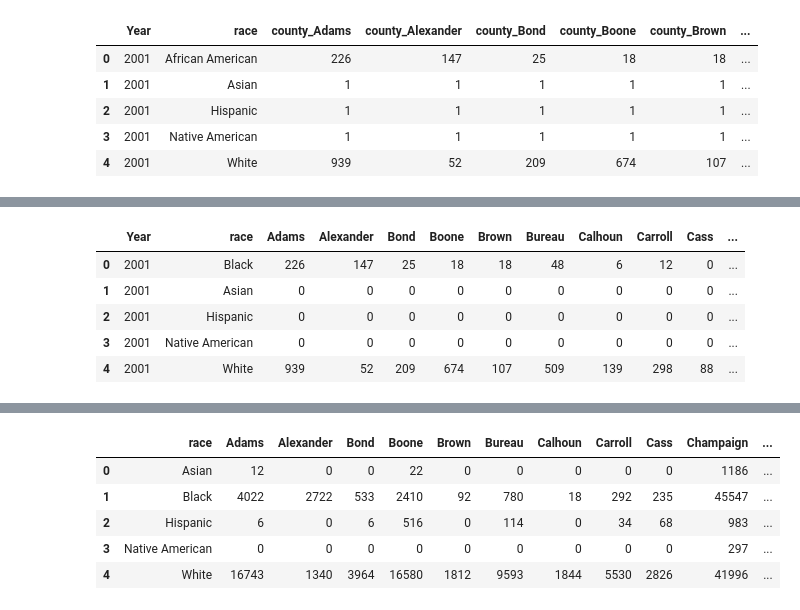
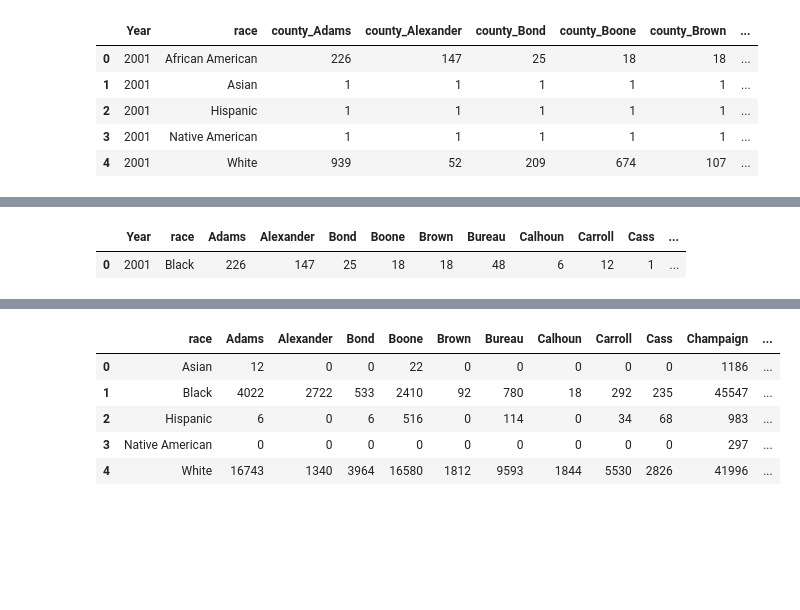
Before and after one commit to courtneyrgreen/dsan5000_final_project, a Jupyter notebook: technical-details/data-cleaning/main.ipynb, the cells around one changed output, grey strips where cells are left out. Saved outputs shown, nothing was run; the diff lists cells and outputs as text; code cells hidden in the pictures; blank space fills up the shorter version.

Commit message:
Revisions to data cleaning

```diff
--- a/technical-details/data-cleaning/main.ipynb
+++ b/technical-details/data-cleaning/main.ipynb
@@ -136,5 +132,0 @@ Through this process, all missing data was evaluated and either addressed or rem
-# %%
-# Filter Data for Illinois
-df = df[df['State'] == 'Illinois']
-print("Number of exonerees for Illinois subset: " , df.shape[0])
-df.head()
@@ -229,14 +213,10 @@ dtype: object
 ### Date-Time Conversion
 All date columns (`posting_date`, `date_of_exoneration`, `date_of_1st_conviction`, `date_of_release`) are converted to `datetime` format. This transformation ensures consistency and allows for easier time-based calculations, such as measuring the time between conviction and exoneration.
 # %%
-# Convert date columns into datetime format
+# Convert date columns into datetime format:
 for col in ['posting_date', 'date_of_exoneration', 'date_of_1st_conviction', 'date_of_release']:
-    try:
-        # Attempt to convert with explicit format (MM/DD/YY)
-        df[col] = pd.to_datetime(df[col], format='%m/%d/%y', errors='coerce')
-    except Exception as e:
-        print(f"Error processing column {col}: {e}")
-        df[col] = pd.to_datetime(df[col], errors='coerce')  # Fallback to auto-detection
+    # Convert with explicit format (MM/DD/YY):
+    df[col] = pd.to_datetime(df[col], format='%m/%d/%y', errors='coerce')
 
 print(df[['posting_date', 'date_of_exoneration', 'date_of_1st_conviction', 'date_of_release']].head())
 # %% [output]
@@ -598,33 +641,17 @@ Initial Dataset:
 # %%
-#Rename columns by removing 'county_' prefix
+# Rename columns by removing 'county_' prefix:
 arrest_data.columns = [col.replace('county_', '').capitalize() if col.startswith('county_') else col for col in arrest_data.columns]
 
-#Rename "African American" to "Black" in the column names
+# Rename "African American" to "Black" in the column names:
 arrest_data['race'] = arrest_data['race'].replace('African American', 'Black')
 
-# Combine "Cook Chicago" and "Cook County Suburbs" into a single "Cook" column
+# Combine "Cook Chicago" and "Cook County Suburbs" into a single "Cook" column:
 arrest_data['Cook'] = arrest_data['Cook chicago'] + arrest_data['Cook county suburbs']
 
-# Drop the old columns
+# Drop the old columns:
 arrest_data.drop(columns=['Cook chicago', 'Cook county suburbs'], inplace=True)
 
-# Replace 1s with 0s in the arrest data
-# Explanation:
-# The '1's in this dataset are likely placeholders or redacted data to protect anonymity
-# (e.g., if there is only one person of a specific race in a county).
-# Therefore, we are replacing these values with '0' to avoid skewing the analysis.
-
-arrest_data.replace(1, 0, inplace=True)
-
-# Display the updated dataset to confirm changes
-arrest_data.head()
-
-
-arrest_data.head()
+arrest_data.head(1)
 # %% [output]
 |  | Year | race | Adams | Alexander | Bond | Boone | Brown | Bureau | Calhoun | Carroll | Cass | ... |
-| 0 | 2001 | Black | 226 | 147 | 25 | 18 | 18 | 48 | 6 | 12 | 0 | ... |
-| 1 | 2001 | Asian | 0 | 0 | 0 | 0 | 0 | 0 | 0 | 0 | 0 | ... |
-| 2 | 2001 | Hispanic | 0 | 0 | 0 | 0 | 0 | 0 | 0 | 0 | 0 | ... |
-| 3 | 2001 | Native American | 0 | 0 | 0 | 0 | 0 | 0 | 0 | 0 | 0 | ... |
-| 4 | 2001 | White | 939 | 52 | 209 | 674 | 107 | 509 | 139 | 298 | 88 | ... |
+| 0 | 2001 | Black | 226 | 147 | 25 | 18 | 18 | 48 | 6 | 12 | 1 | ... |
```
Also changed, not shown: parts of 53 cells of this notebook, 44 other files.
